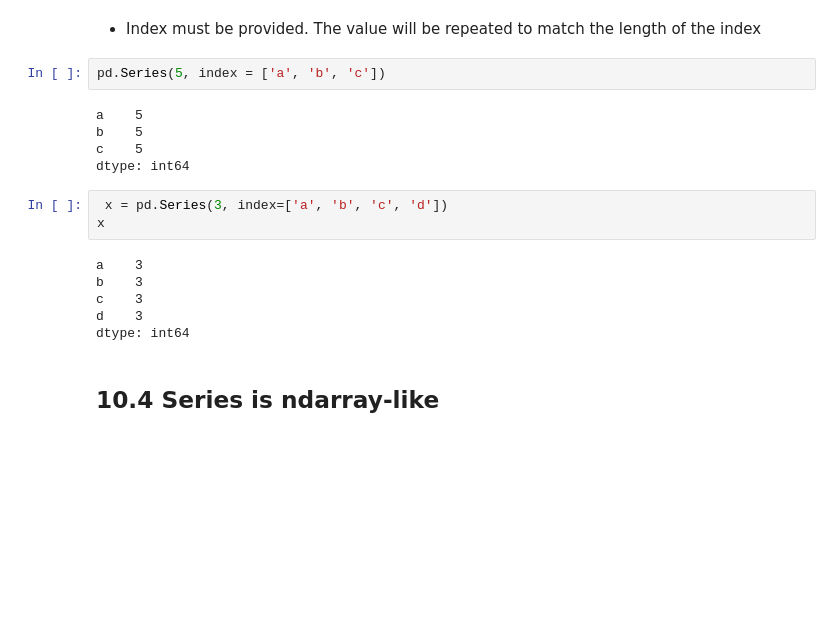
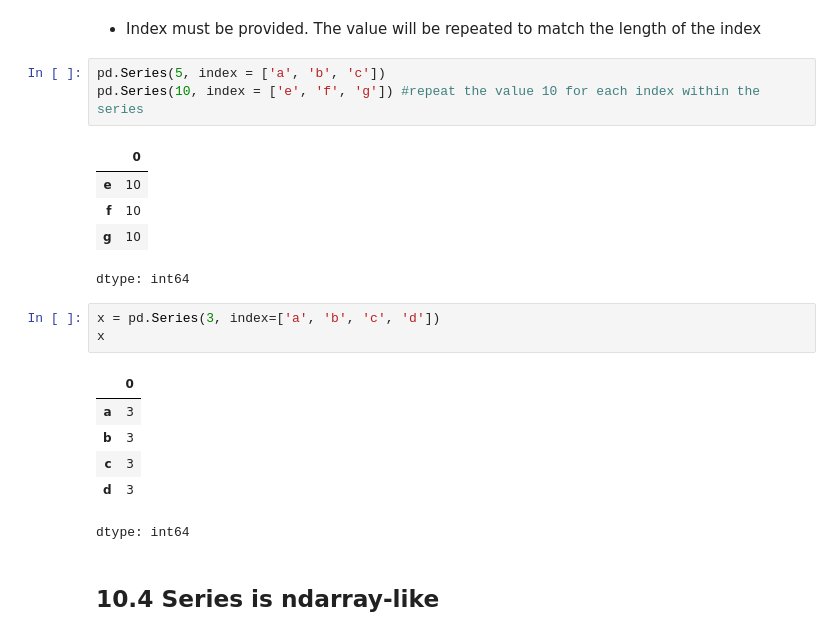
Before and after one commit to Stephy-Wong/Week1---Intro-to-Python, a Jupyter notebook: Introduction_to_Python.ipynb, the cells around one changed output. Cells and saved outputs as stored; diff of their text form; blank space fills up the shorter version.

```diff
--- a/Introduction_to_Python.ipynb
+++ b/Introduction_to_Python.ipynb
@@ -1039,22 +1084,25 @@ dtype: int64
 ## 10.3 Series creation from a scalar value
 # %% [markdown]
 - Index must be provided. The value will be repeated to match the length of the index
+# %%
+pd.Series(5, index = ['a', 'b', 'c'])
+pd.Series(10, index = ['e', 'f', 'g']) #repeat the value 10 for each index within the series
+# %% [output]
+|  | 0 |
+| e | 10 |
+| f | 10 |
+| g | 10 |
+dtype: int64
 # %%
-pd.Series(5, index = ['a', 'b', 'c'])
+x = pd.Series(3, index=['a', 'b', 'c', 'd'])
+x
 # %% [output]
+|  | 0 |
+| a | 3 |
+| b | 3 |
+| c | 3 |
+| d | 3 |
-a    5
-b    5
-c    5
 dtype: int64
-# %%
- x = pd.Series(3, index=['a', 'b', 'c', 'd'])
-x
-# %% [output]
-a    3
-b    3
-c    3
-d    3
-dtype: int64
 # %% [markdown]
 ## 10.4 Series is ndarray-like
 # %% [markdown]
```
Also changed, not shown: parts of 27 cells of this notebook.
